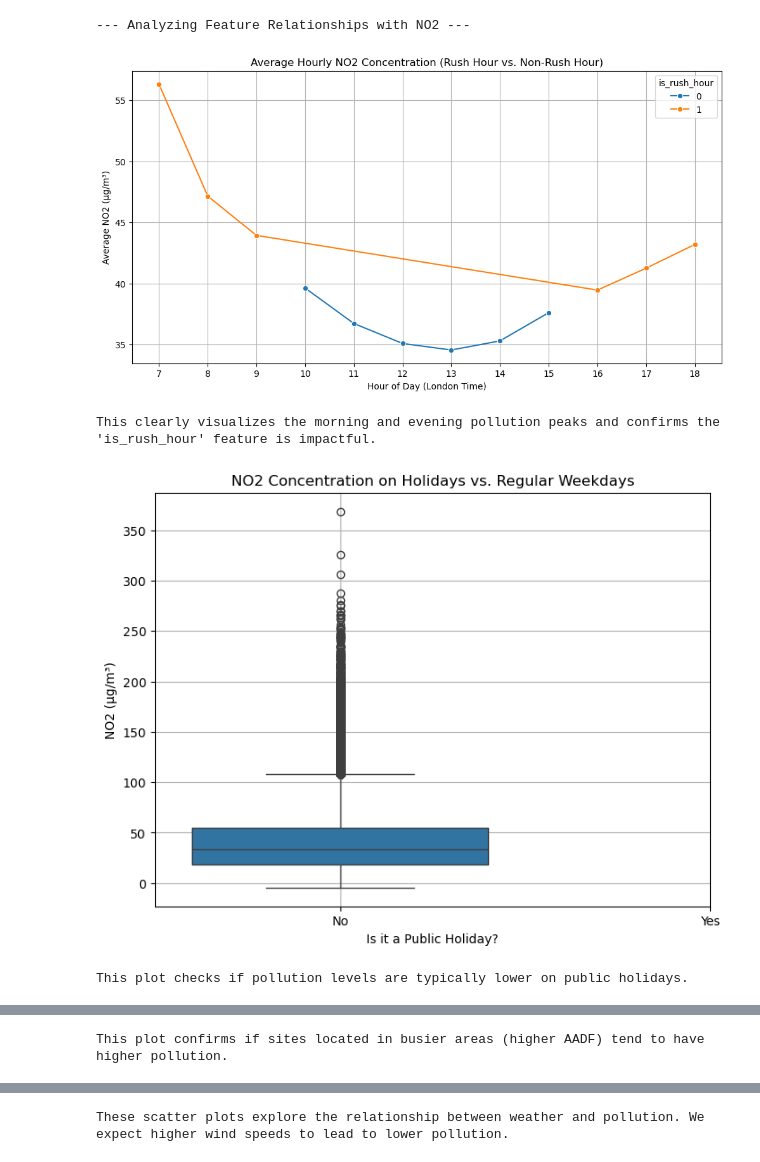
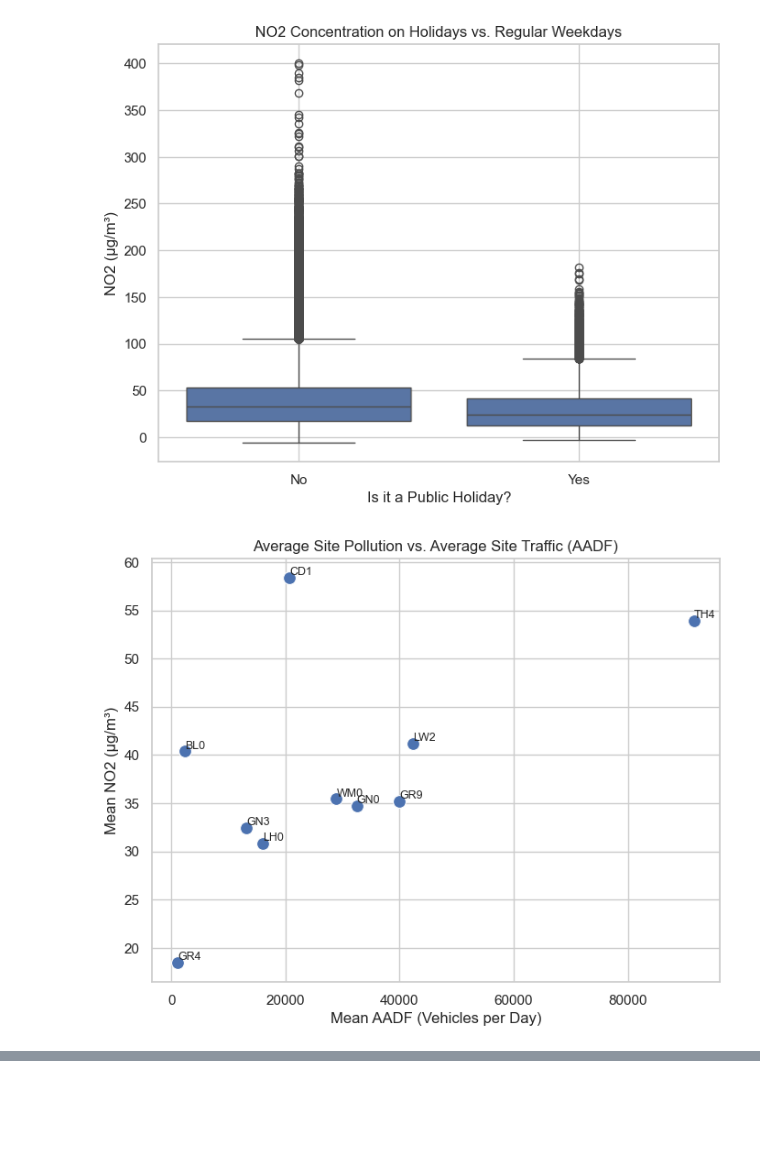
Before and after one commit to csharma01/Air-pollution-london-forecast, a Jupyter notebook: src/eda/Full_Dataset_EDA.ipynb, the cells around one changed output, grey strips where cells are left out. Cells and saved outputs as stored; diff of their text form; code cells hidden in the pictures; blank space fills up the shorter version.

```diff
--- a/src/eda/Full_Dataset_EDA.ipynb
+++ b/src/eda/Full_Dataset_EDA.ipynb
@@ -6,24 +6,25 @@ import seaborn as sns
 from pathlib import Path
 import sys
 
-# Add project root to system path for config import
+# this allows us to import from the src folder
 SRC = Path("__file__").resolve().parents[1]
 if str(SRC) not in sys.path:
     sys.path.append(str(SRC))
 
 import config as cfg
+
+sns.set_theme(style="whitegrid")
 # %%
+# load the final dataset from the 'final/aq_traffic' directory
 final_data_path = cfg.FIN_MERGED / "model_ready_dataset.parquet"
 print(f"Loading final dataset from: {final_data_path}")
+
 try:
     df = pd.read_parquet(final_data_path)
     print("Dataset loaded successfully.")
+    print(f"Shape of the dataset: {df.shape}")
 except FileNotFoundError:
-    print(f"ERROR: The file {final_data_path.name} was not found.")
-    exit()
-
-# Ensure date column is datetime for manipulation
-df['date'] = pd.to_datetime(df['date'])
+    print(f"ERROR: The file {final_data_path.name} was not found. Please run build_model_dataset.py first.")
 # %% [output]
 Loading final dataset from: C:\Air pollution london\data\final\aq_traffic\model_ready_dataset.parquet
 Dataset loaded successfully.
@@ -89,71 +262,30 @@ These histograms show the frequency of different pollution levels.
 # %%
-# --- 4. Feature Relationship Analysis ---
-print("\n--- Analyzing Feature Relationships with NO2 ---")
-
-# Plot 3: Diurnal (Hourly) Pattern of NO2 vs. Rush Hour
-plt.figure(figsize=(12, 6))
-sns.lineplot(data=df, x='hour', y='NO2', hue='is_rush_hour', errorbar=None, marker='o')
-plt.title('Average Hourly NO2 Concentration (Rush Hour vs. Non-Rush Hour)')
-plt.xlabel('Hour of Day (London Time)')
-plt.ylabel('Average NO2 (µg/m³)')
-plt.grid(True)
-plt.xticks(np.arange(7, 19))
-plt.show()
-print("\nThis clearly visualizes the morning and evening pollution peaks and confirms the 'is_rush_hour' feature is impactful.")
-
-# Plot 4: Impact of Holidays
+# Impact of Holidays
 plt.figure(figsize=(8, 6))
 sns.boxplot(data=df, x='is_holiday', y='NO2')
 plt.title('NO2 Concentration on Holidays vs. Regular Weekdays')
 plt.xlabel('Is it a Public Holiday?')
 plt.xticks([0, 1], ['No', 'Yes'])
 plt.ylabel('NO2 (µg/m³)')
 plt.grid(True)
 plt.show()
-print("\nThis plot checks if pollution levels are typically lower on public holidays.")
 
-
-# Plot 5: Impact of AADF (Average Traffic Volume)
-# Let's see if sites with higher average traffic have higher average pollution.
+# Impact of Average Traffic Volume
 site_avg = df.groupby('SiteID').agg(
     avg_no2=('NO2', 'mean'),
     avg_aadf=('aadf_vehicle_count', 'mean')
 ).dropna()
 
 plt.figure(figsize=(8, 6))
 sns.scatterplot(data=site_avg, x='avg_aadf', y='avg_no2', s=100)
-# Add labels to points using .iloc for safe positional access
+
 for i in range(site_avg.shape[0]):
     plt.text(site_avg.iloc[i]['avg_aadf'], site_avg.iloc[i]['avg_no2'], site_avg.index[i], fontsize=9, ha='left', va='bottom')
 plt.title('Average Site Pollution vs. Average Site Traffic (AADF)')
 plt.xlabel('Mean AADF (Vehicles per Day)')
 plt.ylabel('Mean NO2 (µg/m³)')
 plt.grid(True)
 plt.show()
-print("\nThis plot confirms if sites located in busier areas (higher AADF) tend to have higher pollution.")
-
-
-# Plot 6: Impact of Weather (Wind Speed and Temperature)
-fig, axes = plt.subplots(1, 2, figsize=(16, 6))
-# Using a sample for scatter plots to keep them readable
-df_sample = df.dropna(subset=['NO2', 'wind_speed_10m', 'temperature_2m']).sample(2000)
-
-sns.scatterplot(data=df_sample, x='wind_speed_10m', y='NO2', alpha=0.5, ax=axes[0])
-axes[0].set_title('NO2 Concentration vs. Wind Speed')
-axes[0].set_xlabel('Wind Speed (km/h)')
-axes[0].set_ylabel('NO2 (µg/m³)')
-axes[0].grid(True)
-
-sns.scatterplot(data=df_sample, x='temperature_2m', y='NO2', alpha=0.5, ax=axes[1])
-axes[1].set_title('NO2 Concentration vs. Temperature')
-axes[1].set_xlabel('Temperature (°C)')
-axes[1].set_ylabel('NO2 (µg/m³)')
-axes[1].grid(True)
-plt.show()
-print("\nThese scatter plots explore the relationship between weather and pollution. We expect higher wind speeds to lead to lower pollution.")
 # %% [output]
---- Analyzing Feature Relationships with NO2 ---
-[figure, old version]
+[figure, new version]
-This clearly visualizes the morning and evening pollution peaks and confirms the 'is_rush_hour' feature is impactful.
-[figure, old version]
+[figure, new version]
-This plot checks if pollution levels are typically lower on public holidays.
@@ -161 +291,0 @@ This plot checks if pollution levels are typically lower on public holidays.
-This plot confirms if sites located in busier areas (higher AADF) tend to have higher pollution.
@@ -163 +291,0 @@ This plot confirms if sites located in busier areas (higher AADF) tend to have h
-These scatter plots explore the relationship between weather and pollution. We expect higher wind speeds to lead to lower pollution.
```
Also changed, not shown: parts of 10 cells of this notebook, 9 other files.
